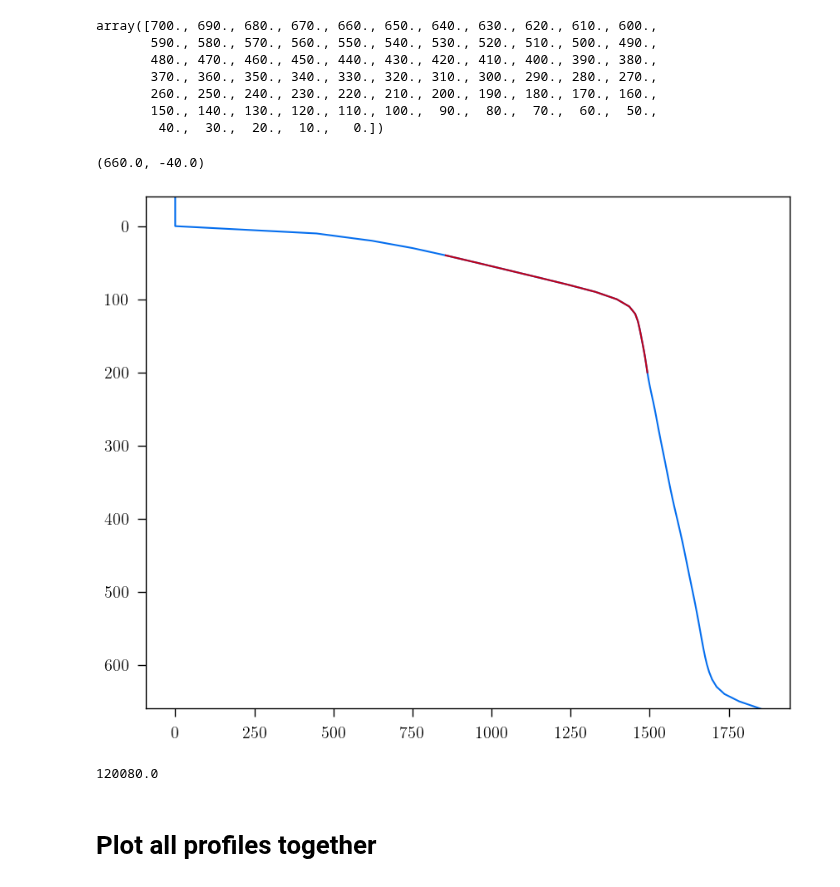
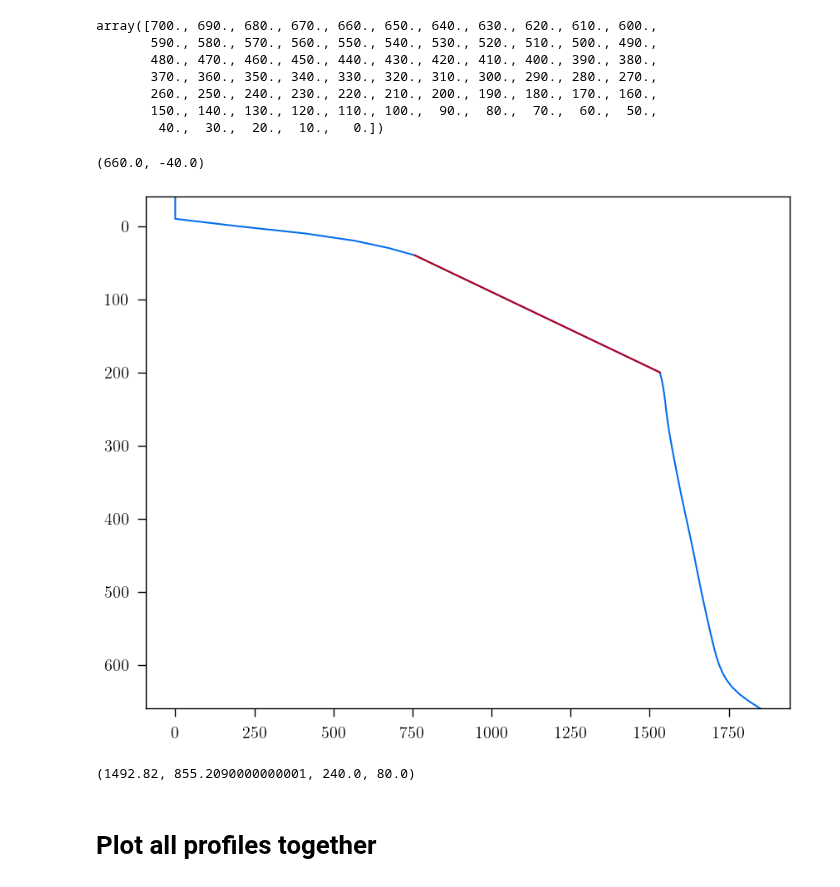
Before and after one commit to jopmas/scripts, a Jupyter notebook: check_Tps.ipynb, the cells around one changed output. Saved outputs shown, nothing was run; the diff lists cells and outputs as text; code cells hidden in the pictures.

Commit message:
keel input temperature almost done

```diff
--- a/check_Tps.ipynb
+++ b/check_Tps.ipynb
@@ -32,7 +32,7 @@ path = os.getcwd().split('/')
 
 machine_path = '/' + path[1] + '/' + path[2]
 
-plt.style.use(machine_path+'/Doutorado/cenarios/mandyoc/scripts/des.mplstyle')
+plt.style.use(machine_path+'/opt/scripts/des.mplstyle')
 # %% [markdown]
 # Initial Setup
 # %%
@@ -261,39 +263,51 @@ Lx = float(dataset.lx)
 Lz = float(dataset.lz)
 
 instant = dataset.time[-1]
 
 x = np.linspace(0, Lx/1000.0, Nx)
 z = np.linspace(Lz/1000.0, 0, Nz)
 xx, zz  = np.meshgrid(x, z)
 
 # thickness of sticky air layer (m)
 thickness_sa = 40 #* 1.0e3
 # thickness of upper crust (m)
 thickness_upper_crust = 20 #* 1.0e3
 # thickness of lower crust (m)
 thickness_lower_crust = 15 #* 1.0e3
 # total thickness of lithosphere (m)
 thickness_litho = 80 #* 1.0e3
 
 thickening = thickness_litho + 120
 
-T_initial = dataset.temperature[0].values.T #.T = Nz vs Nx
+T_initial = dataset.temperature[-1].values.T #.T = Nz vs Nx
+Datai = dataset.temperature[-1].values.T
 Ti_mean = calc_mean_temperaure_region(T_initial, Nz, xx, 0, 3000)
 
 cond_mlit = (z <= thickening+thickness_sa) & (z >= thickness_sa + thickness_upper_crust + thickness_lower_crust)
+
+T1 = Ti_mean[cond_mlit][0] #bottom
+T0 = Ti_mean[cond_mlit][-1] #top
+z1 = z[cond_mlit][0]
+z0  = z[cond_mlit][-1]
+
+Ti_mean[cond_mlit] = ((T1 - T0) / (z1 - z0)) * (z[cond_mlit] - z0) + T0
+
 
 plt.close()
 # plt.plot(T_initial[:, 0], z-40)
 plt.plot(Ti_mean, z-40)
 plt.plot(Ti_mean[cond_mlit], z[cond_mlit]-40, color='xkcd:scarlet')
 plt.ylim(700-40, 0-40)
+
+# plt.plot(T1, z1-40, '*', markersize=10)
+# plt.plot(T0, z0-40, '*', markersize=10)
 # %% [output]
 (660.0, -40.0)
-[figure, old version]
+[figure, new version]
-# %%
-thickening
-# %% [output]
-120080.0
+# %%
+Ti_mean[cond_mlit][0], Ti_mean[cond_mlit][-1], z[cond_mlit][0], z[cond_mlit][-1] #top
+# %% [output]
+(1492.82, 855.2090000000001, 240.0, 80.0)
 # %% [markdown]
 # Plot all profiles together
 # %%
```
Also changed, not shown: parts of 1 cell of this notebook, 1 other file.
